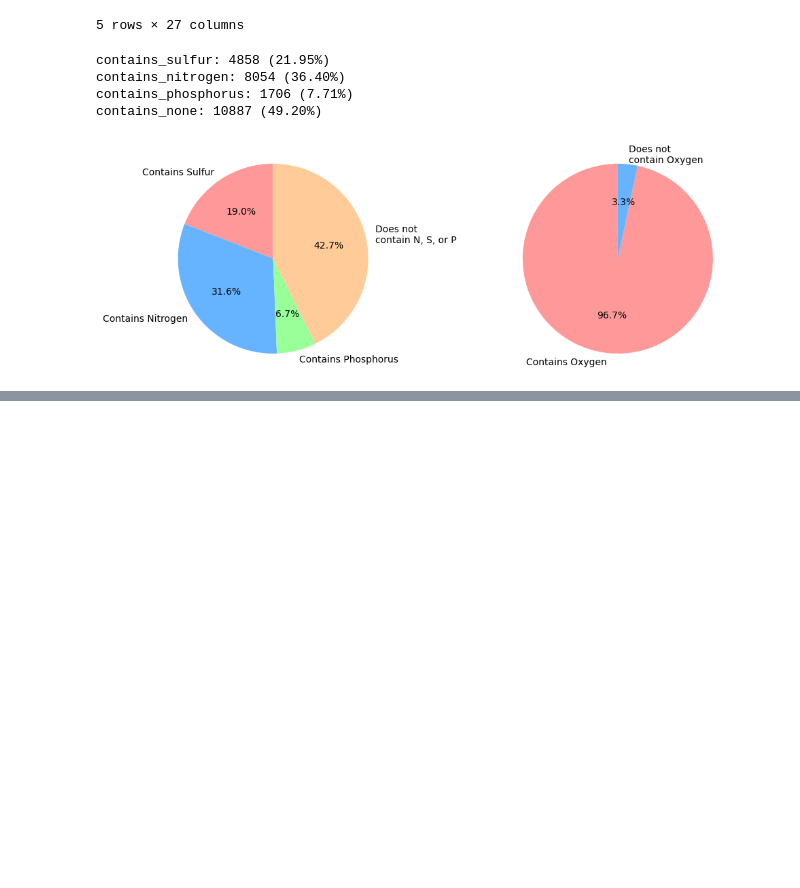
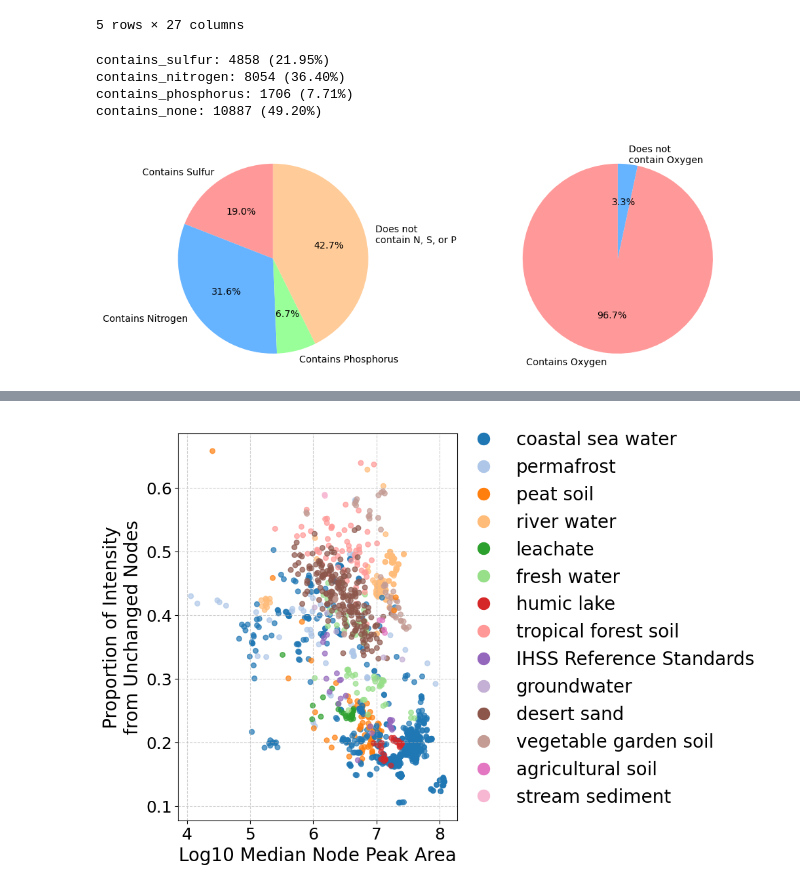
Before and after one commit to biorack/envnet, a Jupyter notebook: notebooks/make_components_of_figure1.ipynb, the cells around one changed output, grey strips where cells are left out. Drawn from its saved outputs; the diff is of its cells as text; code cells hidden in the pictures; blank space fills up the shorter version.

```diff
--- a/notebooks/make_components_of_figure1.ipynb
+++ b/notebooks/make_components_of_figure1.ipynb
@@ -138,8 +138,8 @@ cols = ['original_index','precursor_mz','inchi_key', 'compound_name', 'smiles','
        'p_to_c', 'c', 'h', 'o', 'n', 's', 'p']
 node_data = node_data['nodes'][cols]
 
-
-model_data = pd.read_csv('../envnet/data/node_data_with_predicted_unchanged.csv')
+model_cols = ['original_index', 'predicted_unchanged_in_soil_prob', 'predicted_unchanged_in_soil']
+model_data = pd.read_csv('../envnet/data/node_data_with_predicted_unchanged_20251107.csv', usecols=model_cols)
 node_data = node_data.merge(model_data, on='original_index', how='left')
 
 node_data.head()
@@ -200,0 +228,2 @@ contains_none: 10887 (49.20%)
+# %%
+temp = pd.merge(env_stability_df,node_data, on='original_index', how='left')
@@ -200,0 +239,12 @@ contains_none: 10887 (49.20%)
+# %%
+unchanged_nodes = node_data[node_data['predicted_unchanged_in_soil']==1]['original_index'].tolist()
+not_unchanged_nodes = node_data[node_data['predicted_unchanged_in_soil']==0]['original_index'].tolist()
+# %%
+total_intensity = p.sum(axis=1)
+median_intensity = p.median(axis=1)
+unchanged_intensity = p[unchanged_nodes].sum(axis=1)/total_intensity
+not_unchanged_intensity = p[not_unchanged_nodes].sum(axis=1)/total_intensity
+temp = pd.concat([total_intensity, median_intensity, unchanged_intensity, not_unchanged_intensity], axis=1)
+temp.columns = ['total_intensity', 'median_intensity', 'unchanged_intensity', 'not_unchanged_intensity']
+temp = temp.reset_index()
+temp.head()
@@ -200,0 +258,35 @@ contains_none: 10887 (49.20%)
+# %%
+import seaborn as sns
+fig, ax = plt.subplots(figsize=(12, 7))
+# set the colors based on environmental subclass using the "name" column
+colors = sns.color_palette("tab20", len(temp['name'].unique()))
+color_dict = dict(zip(temp['name'].unique(), colors))
+
+ax.scatter(
+    temp['median_intensity'].apply(np.log10),
+    temp['unchanged_intensity'],
+    alpha=0.7,
+    s=30,
+    c=temp['name'].map(color_dict)
+
+)
+ax.set_xlabel('Log10 Median Node Peak Area', fontsize=20)
+ax.set_ylabel('Proportion of Intensity\nfrom Unchanged Nodes', fontsize=20)
+
+# create a legend
+handles = [plt.Line2D([0], [0], marker='o', color='w', label=name,
+                      markerfacecolor=color_dict[name], markersize=15) for name in color_dict]
+# Increase the font size of the tick labels on both axes
+ax.tick_params(axis='both', which='major', labelsize=18)
+
+# Create the legend with a larger font and place it outside the plot area
+ax.legend(handles=handles, bbox_to_anchor=(0.97, 1.05), loc='upper left', fontsize=20,frameon=False)
+
+# Add a grid for better readability
+ax.grid(True, linestyle='--', alpha=0.6)
+
+# Adjust the plot layout to make sure the legend doesn't get cut off
+plt.tight_layout(rect=[0, 0, 0.85, 1])
+plt.show()
+# %% [output]
+[figure, added]
```
Also changed, not shown: parts of 17 cells of this notebook, 5 other files.
